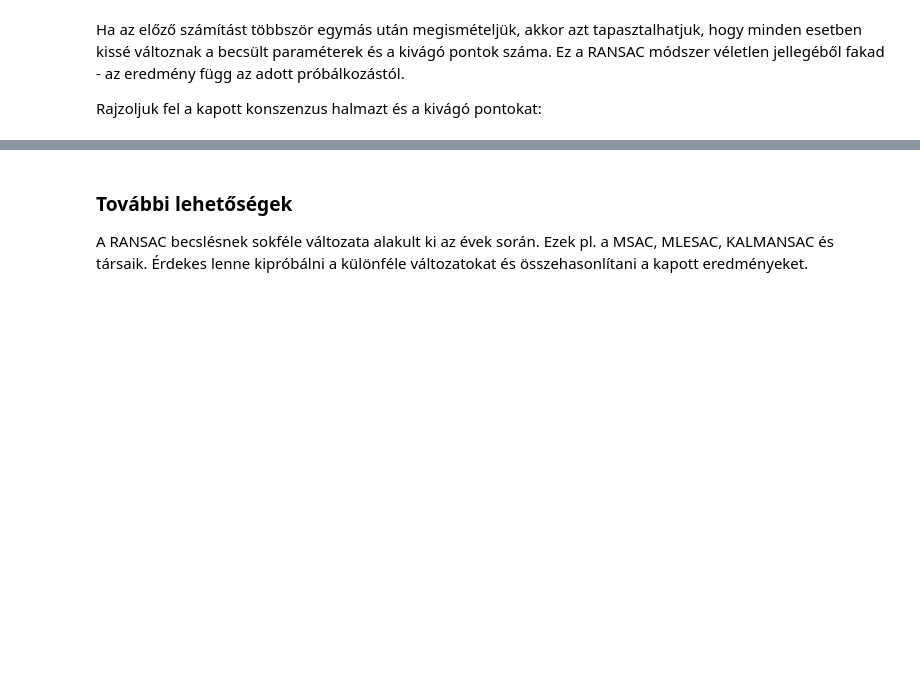
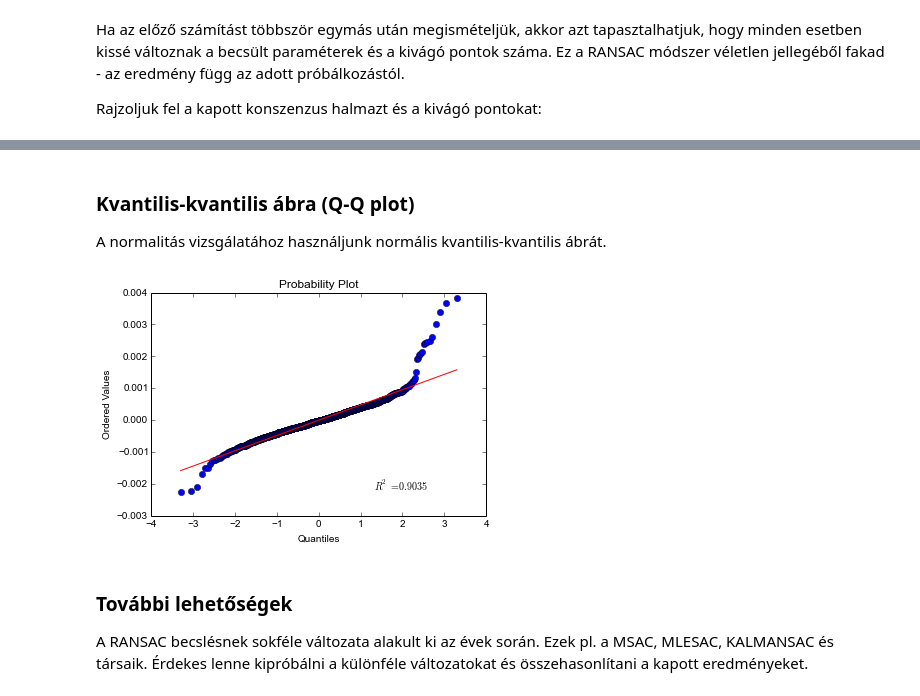
Before and after one commit to gyulat/RANSAC-examples, a Jupyter notebook: SphRANSAC.ipynb, the cells around one changed output, grey strips where cells are left out. Drawn from its saved outputs; the diff is of its cells as text; code cells hidden in the pictures; blank space fills up the shorter version.

```diff
--- a/SphRANSAC.ipynb
+++ b/SphRANSAC.ipynb
@@ -152,3 +196,14 @@ plt.show()
+# %% [markdown]
+### Kvantilis-kvantilis ábra (Q-Q plot)
+
+A normalitás vizsgálatához használjunk normális kvantilis-kvantilis ábrát.
+# %%
+import scipy.stats as stats
+
+stats.probplot(v, dist="norm", plot=plt)
+plt.show()
+# %% [output]
+[figure, added]
 # %% [markdown]
 ### További lehetőségek
 
```
Also changed, not shown: parts of 7 cells of this notebook.
